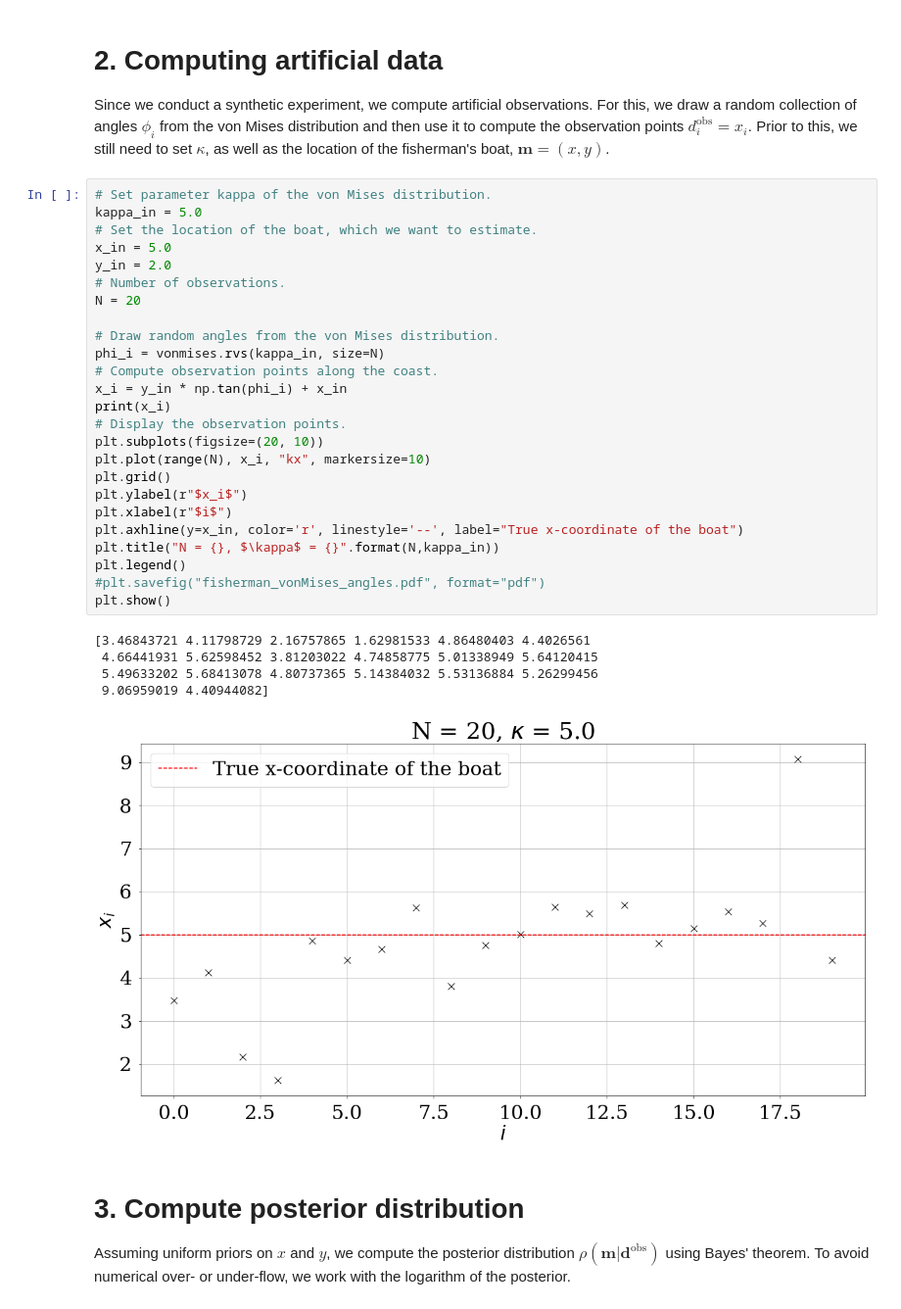
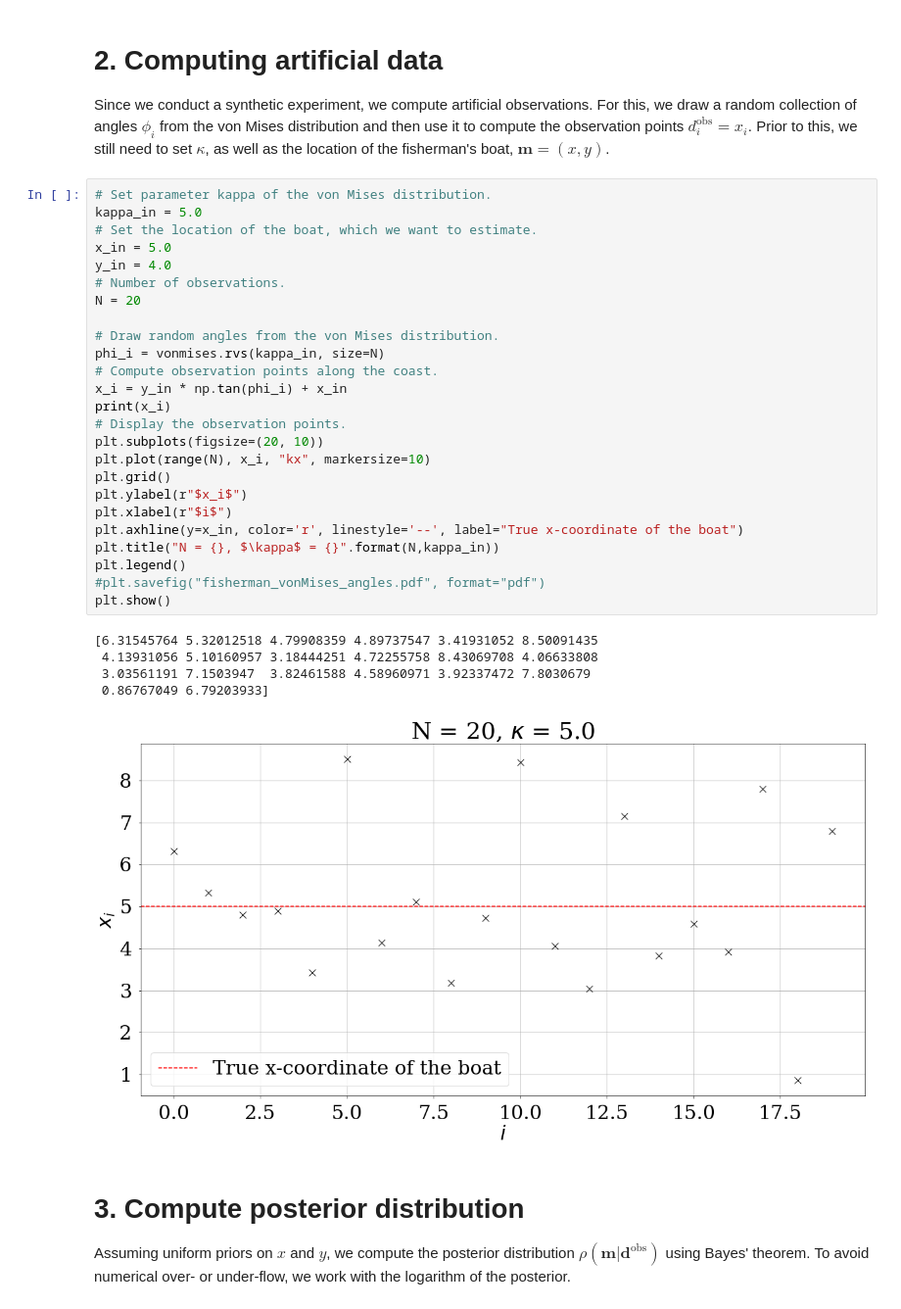
Before and after one commit to fabian-kutschera/WP15_InverseGeophysics, a Jupyter notebook: 01/Find the fisherman/Find the fisherman.ipynb, the cells around one changed output. Shown: that part at 98% size. Cells and saved outputs as stored; diff of their text form.

```diff
--- a/01/Find the fisherman/Find the fisherman.ipynb
+++ b/01/Find the fisherman/Find the fisherman.ipynb
@@ -101,34 +103,34 @@ Since we conduct a synthetic experiment, we compute artificial observations. For
 # %%
 # Set parameter kappa of the von Mises distribution.
 kappa_in = 5.0
 # Set the location of the boat, which we want to estimate.
 x_in = 5.0
-y_in = 2.0
+y_in = 4.0
 # Number of observations.
 N = 20
 
 # Draw random angles from the von Mises distribution.
 phi_i = vonmises.rvs(kappa_in, size=N)
 # Compute observation points along the coast.
 x_i = y_in * np.tan(phi_i) + x_in
 print(x_i)
 # Display the observation points.
 plt.subplots(figsize=(20, 10))
 plt.plot(range(N), x_i, "kx", markersize=10)
 plt.grid()
 plt.ylabel(r"$x_i$")
 plt.xlabel(r"$i$")
 plt.axhline(y=x_in, color='r', linestyle='--', label="True x-coordinate of the boat")
 plt.title("N = {}, $\kappa$ = {}".format(N,kappa_in))
 plt.legend()
 #plt.savefig("fisherman_vonMises_angles.pdf", format="pdf")
 plt.show()
 # %% [output]
-[3.46843721 4.11798729 2.16757865 1.62981533 4.86480403 4.4026561
- 4.66441931 5.62598452 3.81203022 4.74858775 5.01338949 5.64120415
- 5.49633202 5.68413078 4.80737365 5.14384032 5.53136884 5.26299456
- 9.06959019 4.40944082]
+[6.31545764 5.32012518 4.79908359 4.89737547 3.41931052 8.50091435
+ 4.13931056 5.10160957 3.18444251 4.72255758 8.43069708 4.06633808
+ 3.03561191 7.1503947  3.82461588 4.58960971 3.92337472 7.8030679
+ 0.86767049 6.79203933]
-[figure, old version]
+[figure, new version]
 # %% [markdown]
 # 3. Compute posterior distribution
 
```
Also changed, not shown: parts of 3 cells of this notebook.
